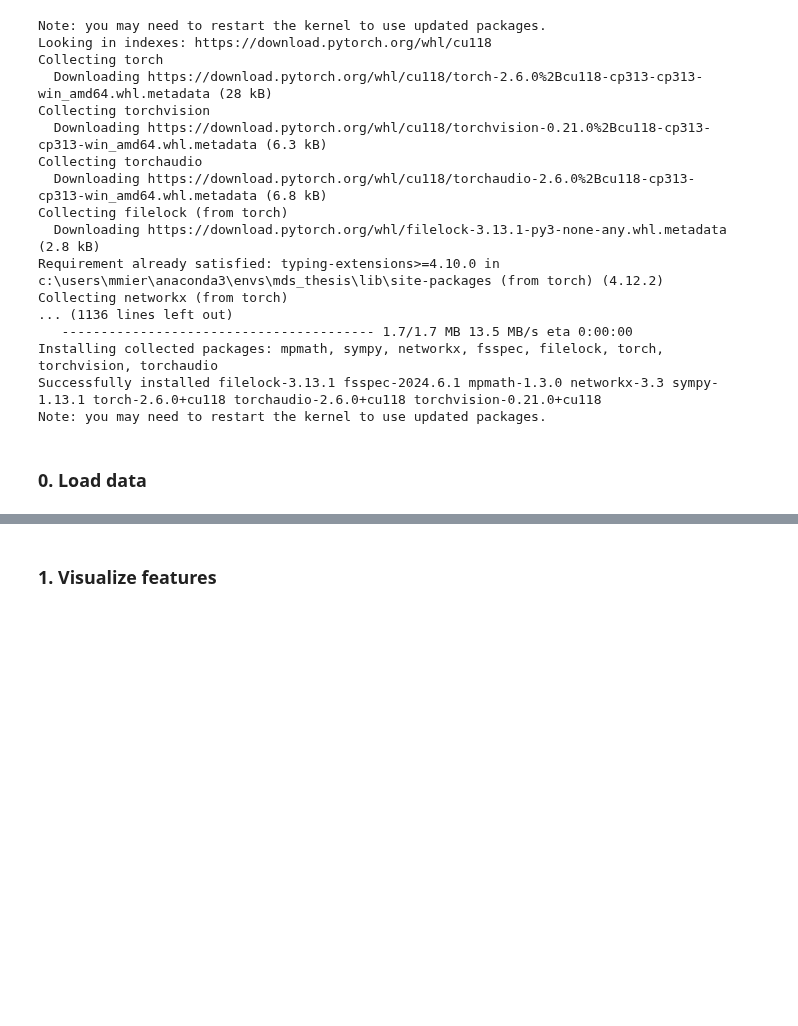
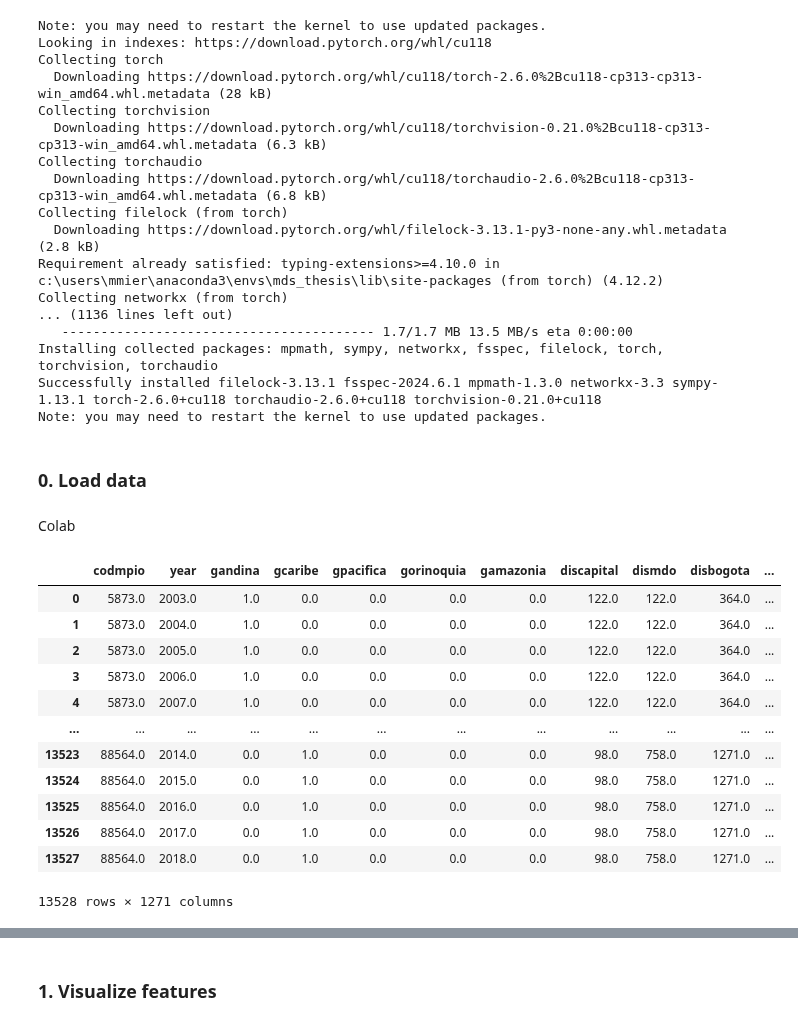
Before and after one commit to cpj97/MDS_thesis, a Jupyter notebook: Code/random_forest.ipynb, the cells around one changed output, grey strips where cells are left out. Saved outputs shown, nothing was run; the diff lists cells and outputs as text; code cells hidden in the pictures; blank space fills up the shorter version.

```diff
--- a/Code/random_forest.ipynb
+++ b/Code/random_forest.ipynb
@@ -42,6 +42,27 @@ from sklearn.model_selection import KFold
 from sklearn.preprocessing import StandardScaler
 # %% [markdown]
 ### 0. Load data
+# %% [markdown]
+Colab
+# %%
+import pandas as pd
+file_path = "/content/train_df.csv"  # Adjust this path
+df = pd.read_csv(file_path)
+display(df)
+# %% [output]
+|  | codmpio | year | gandina | gcaribe | gpacifica | gorinoquia | gamazonia | discapital | dismdo | disbogota | ... |
+| 0 | 5873.0 | 2003.0 | 1.0 | 0.0 | 0.0 | 0.0 | 0.0 | 122.0 | 122.0 | 364.0 | ... |
+| 1 | 5873.0 | 2004.0 | 1.0 | 0.0 | 0.0 | 0.0 | 0.0 | 122.0 | 122.0 | 364.0 | ... |
+| 2 | 5873.0 | 2005.0 | 1.0 | 0.0 | 0.0 | 0.0 | 0.0 | 122.0 | 122.0 | 364.0 | ... |
+| 3 | 5873.0 | 2006.0 | 1.0 | 0.0 | 0.0 | 0.0 | 0.0 | 122.0 | 122.0 | 364.0 | ... |
+| 4 | 5873.0 | 2007.0 | 1.0 | 0.0 | 0.0 | 0.0 | 0.0 | 122.0 | 122.0 | 364.0 | ... |
+| ... | ... | ... | ... | ... | ... | ... | ... | ... | ... | ... | ... |
+| 13523 | 88564.0 | 2014.0 | 0.0 | 1.0 | 0.0 | 0.0 | 0.0 | 98.0 | 758.0 | 1271.0 | ... |
+| 13524 | 88564.0 | 2015.0 | 0.0 | 1.0 | 0.0 | 0.0 | 0.0 | 98.0 | 758.0 | 1271.0 | ... |
+| 13525 | 88564.0 | 2016.0 | 0.0 | 1.0 | 0.0 | 0.0 | 0.0 | 98.0 | 758.0 | 1271.0 | ... |
+| 13526 | 88564.0 | 2017.0 | 0.0 | 1.0 | 0.0 | 0.0 | 0.0 | 98.0 | 758.0 | 1271.0 | ... |
+| 13527 | 88564.0 | 2018.0 | 0.0 | 1.0 | 0.0 | 0.0 | 0.0 | 98.0 | 758.0 | 1271.0 | ... |
+13528 rows × 1271 columns
 # %%
 # Import train
 #train = pd.read_csv('../Data/train_test/train_df.csv')
```
Also changed, not shown: parts of 2 cells of this notebook.
